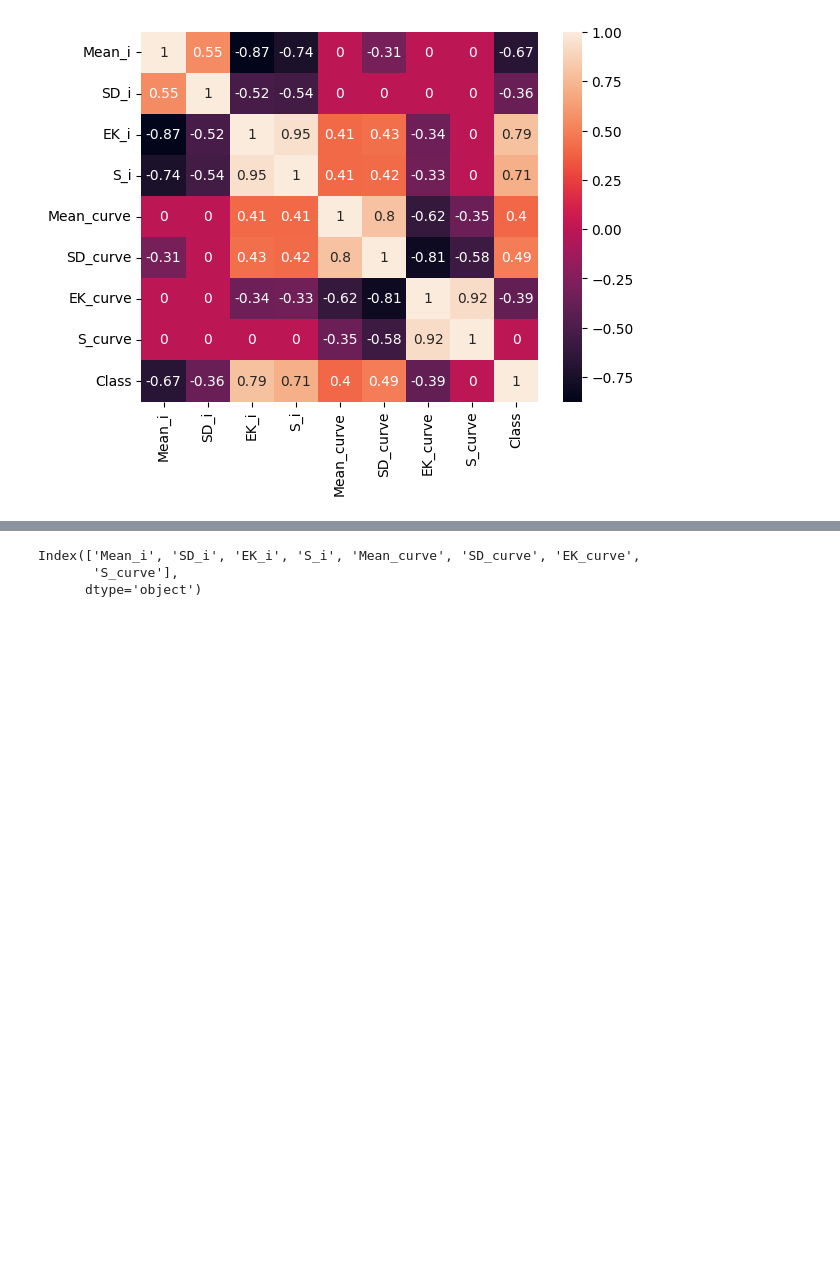
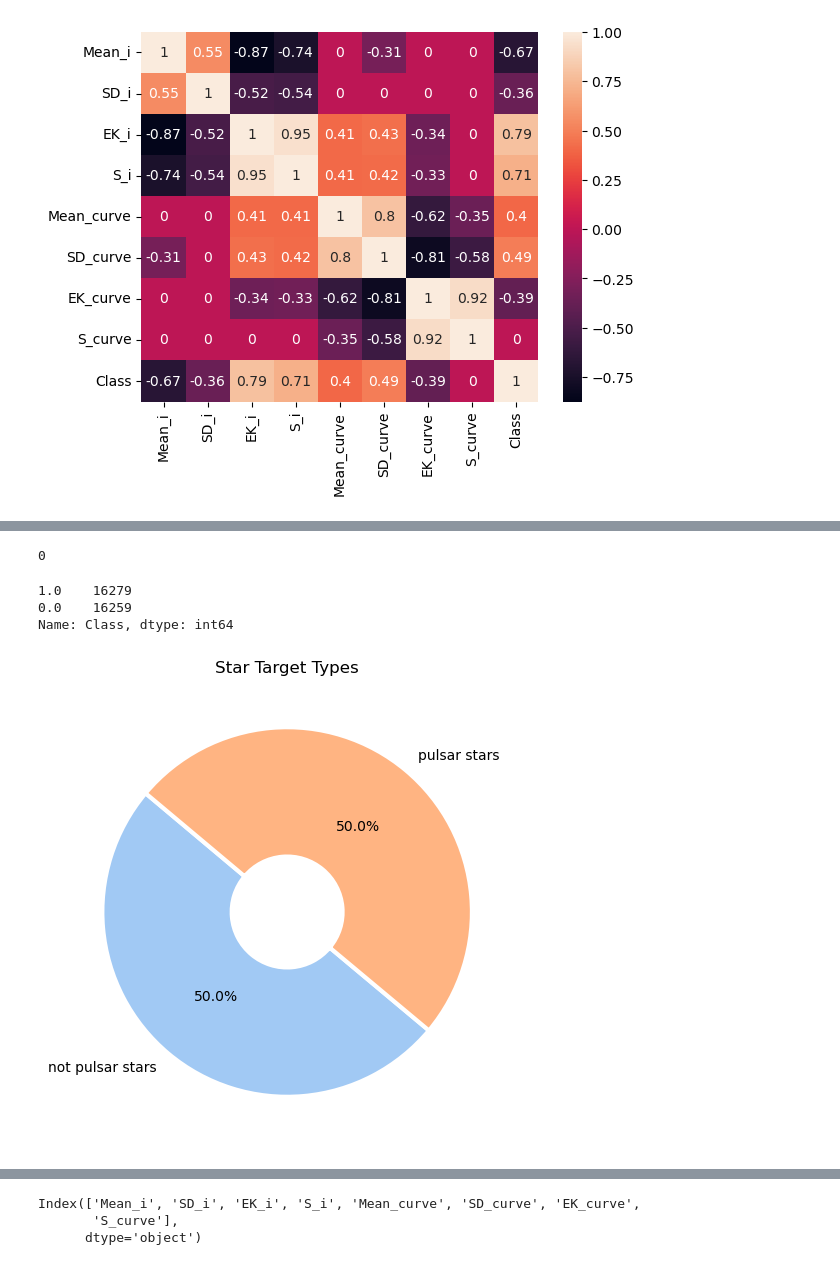
Before and after one commit to AI-18-6-10/Project1-practice, a Jupyter notebook: EDA/star_EDA.ipynb, the cells around one changed output, grey strips where cells are left out. Saved outputs shown, nothing was run; the diff lists cells and outputs as text; code cells hidden in the pictures; blank space fills up the shorter version.

```diff
--- a/EDA/star_EDA.ipynb
+++ b/EDA/star_EDA.ipynb
@@ -362,3 +422,24 @@ y_val_pred_rf = pipe.predict(X_val)
+# %%
+# 너무 잘나와서 업샘플링하면서 중복이 있나 확인
+
+X_ad.duplicated().sum()
+# %% [output]
+0
+# %%
+display(y_ad.value_counts())
+plt.figure(figsize=(6, 6))
+sns.set_palette("pastel")  # 색상 팔레트 지정
+y_ad.value_counts().plot(kind='pie', autopct='%1.1f%%', startangle=140,
+                                      wedgeprops=dict(width=0.7, linewidth=3, edgecolor='white'),
+                                      labels=["not pulsar stars","pulsar stars"])
+plt.title('Star Target Types')
+plt.ylabel('')  # y축 라벨 제거
+plt.show()
+# %% [output]
+1.0    16279
+0.0    16259
+Name: Class, dtype: int64
+[figure, added]
 # %%
 import matplotlib.pyplot as plt
 from sklearn.metrics import confusion_matrix
```
Also changed, not shown: parts of 31 cells of this notebook.
